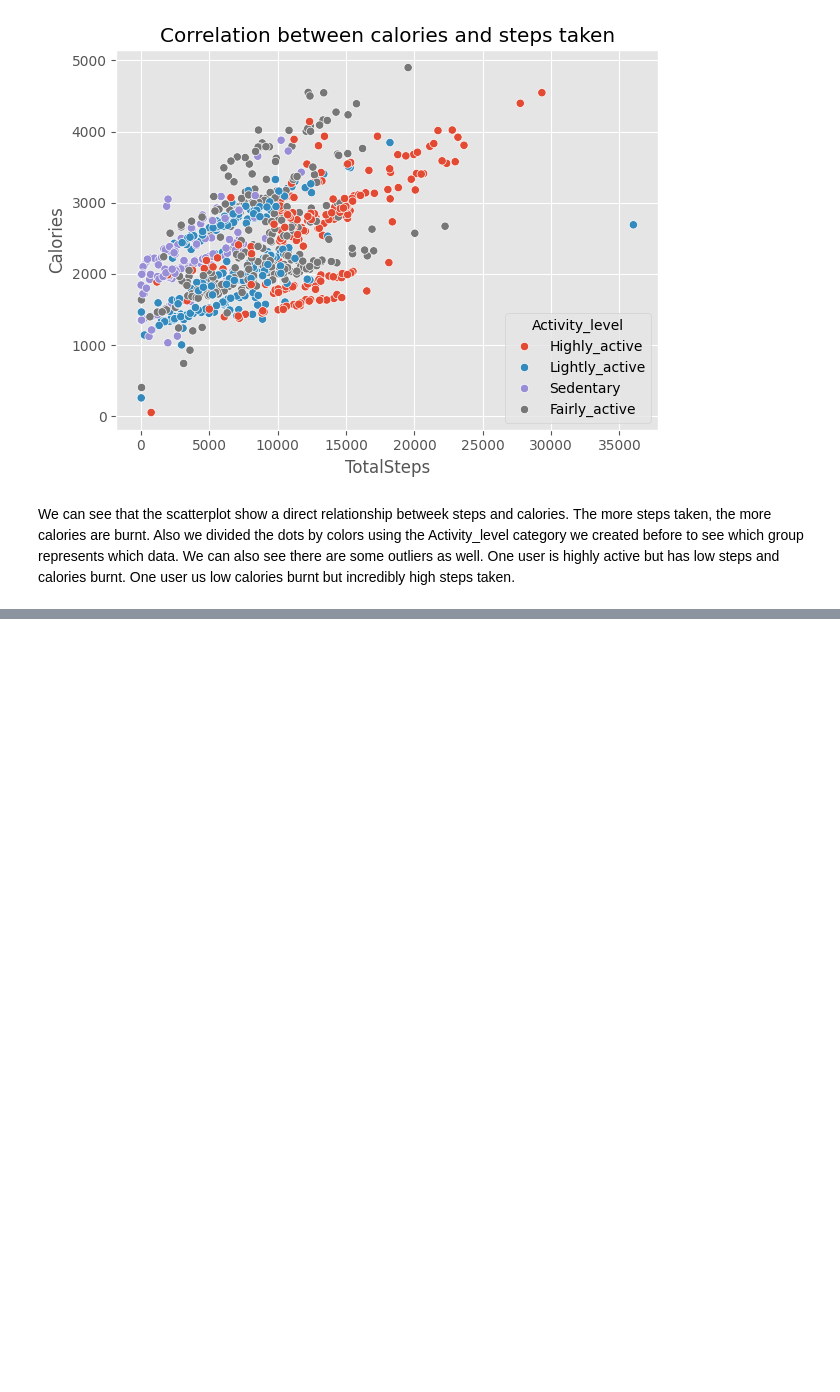
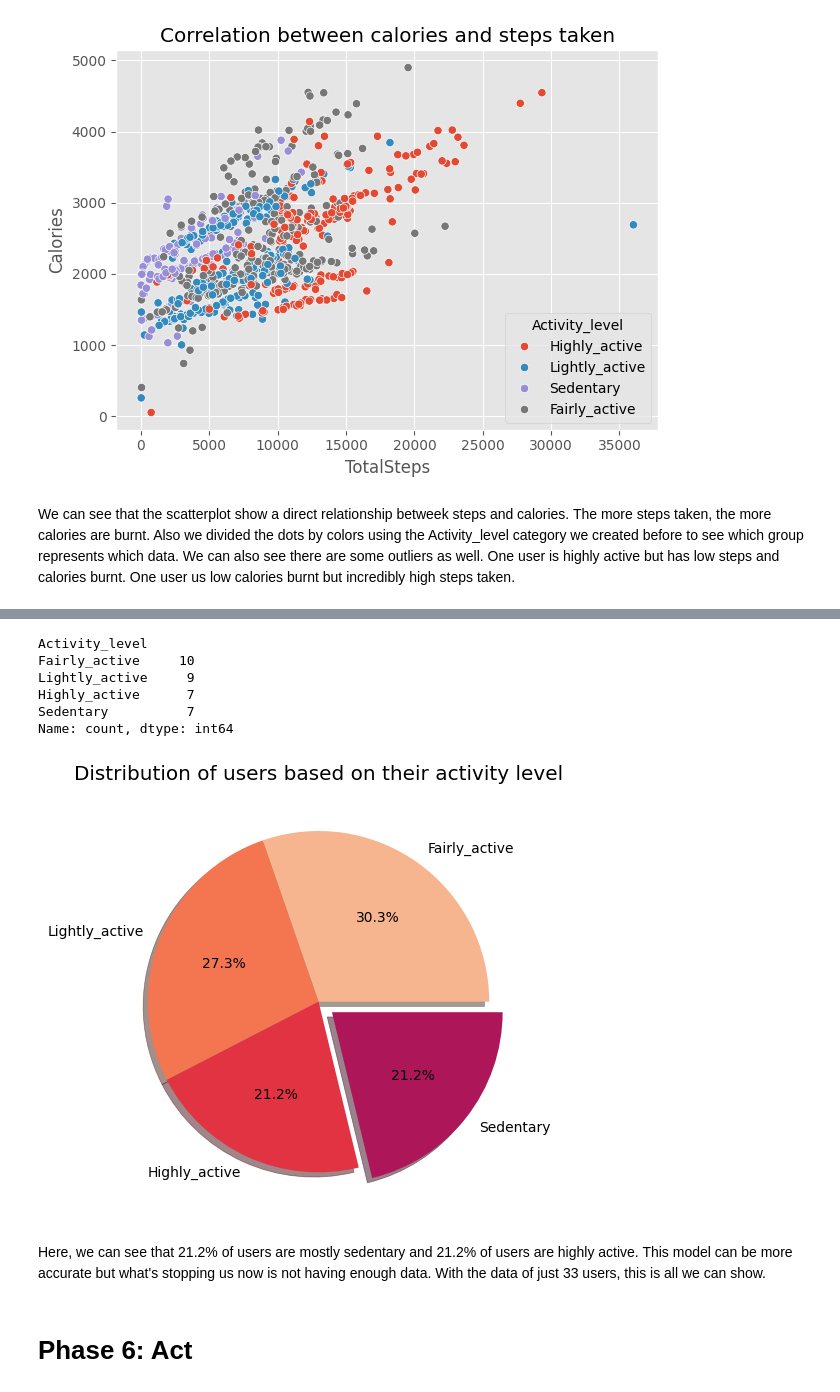
Before and after one commit to PramitKhatri/Bellabeat-data-analysis-case-study, a Jupyter notebook: notebook4521ead505.ipynb, the cells around one changed output, grey strips where cells are left out. Drawn from its saved outputs; the diff is of its cells as text; code cells hidden in the pictures; blank space fills up the shorter version.

```diff
--- a/notebook4521ead505.ipynb
+++ b/notebook4521ead505.ipynb
@@ -562,0 +628,31 @@ plt.show()
+# %%
+# user categorization visualization
+
+# we can't use the df_sub because then it will count the users based on their activity level,
+# but we want to show it based on unique users that were grouped by id
+# so either we can group it again based on same id or we can use the dataframe we created during user  avg_step_perID
+
+# get the user counts based on their activity level from our summary dataframe that grouped the 33 unuque rows
+user_count = avg_step_perID['Activity_level'].value_counts()
+print(user_count)
+
+# let's create a pie chart
+labels= user_count.index #get the list of activity level indexes
+explode = [0,0,0,0.1] #Pops out the slices
+
+plt.pie(user_count, labels=labels, explode=explode, colors=sns.color_palette('rocket_r'), autopct='%1.1f%%', shadow=True)
+plt.title('Distribution of users based on their activity level')
+plt.tight_layout()
+plt.show()
+# %% [output]
+Activity_level
+Fairly_active     10
+Lightly_active     9
+Highly_active      7
+Sedentary          7
+Name: count, dtype: int64
+[figure, added]
+# %% [markdown]
+Here, we can see that 21.2% of users are mostly sedentary and 21.2% of users are highly active. This model can be more accurate but what's stopping us now is not having enough data. With the data of just 33 users, this is all we can show.
+# %% [markdown]
+# Phase 6: Act
```
Also changed, not shown: parts of 14 cells of this notebook.
